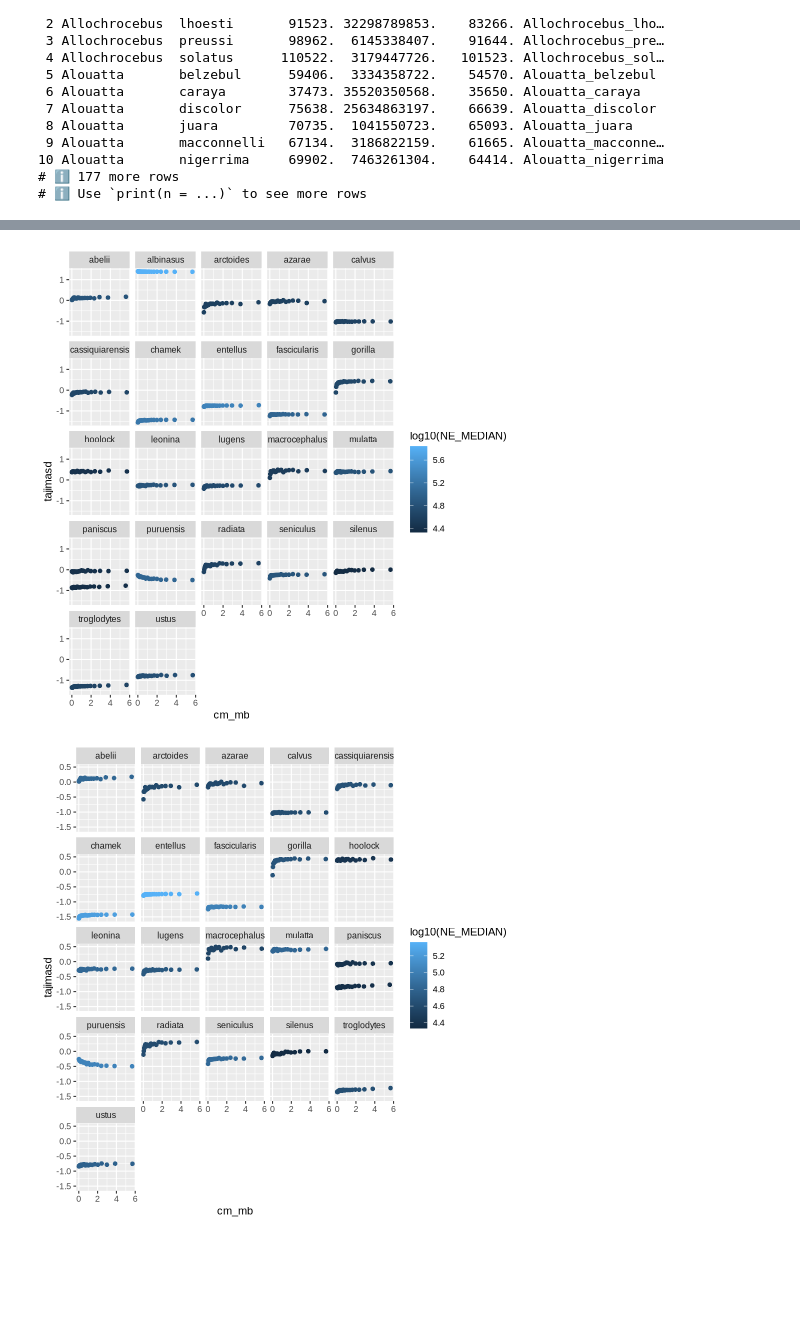
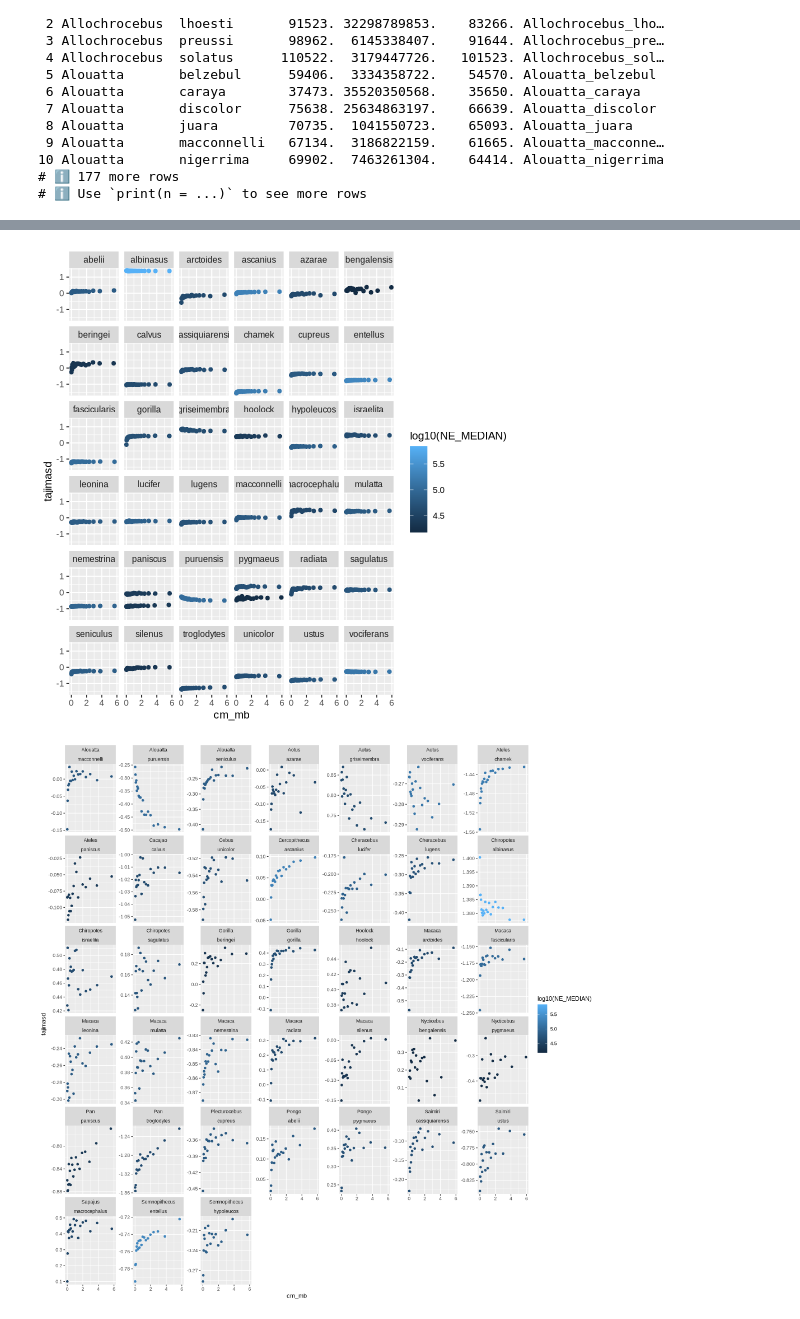
Before and after one commit to Bjarke-M/diversitynrecombination, a Jupyter notebook: notebooks/tajimasD.ipynb, the cells around one changed output, grey strips where cells are left out. Saved outputs shown, nothing was run; the diff lists cells and outputs as text; code cells hidden in the pictures; blank space fills up the shorter version.

```diff
--- a/notebooks/tajimasD.ipynb
+++ b/notebooks/tajimasD.ipynb
@@ -98,6 +75,6 @@ above <- count %>%
     reframe(
         n = n(),
         froh_mean = mean(as.double(FROH))
-    ) %>% filter(n > 5)
+    ) %>% filter(n > 3)
 # %%
 %%R
@@ -263,17 +211,17 @@ dfne %>% group_by(genus,species,recombin) %>%
     geom_point()+
     facet_wrap(species~.)
 # %% [output]
-[figure, old version]
+[figure, new version]
 # %%
-%%R
+%%R -h 1000 -w 1000
 dfne %>% group_by(genus,species,recombin) %>%
-    filter(!(species %in% c('albinasus'))) %>%
+    #filter(!(species %in% c('albinasus', 'puruensis'))) %>%
     reframe(
         cm_mb = median(cm_per_mb),
         tajimasd= median(TajimaD),
         NE_MEDIAN = median(NE_MEDIAN)) %>%
     ggplot(aes(x=cm_mb, y = tajimasd, col = log10(NE_MEDIAN)))+
     geom_point()+
-    facet_wrap(species~.)
+    facet_wrap(genus~species, scales = 'free_y')
 # %% [output]
-[figure, old version]
+[figure, new version]
```
Also changed, not shown: parts of 6 cells of this notebook, 49 other files.
